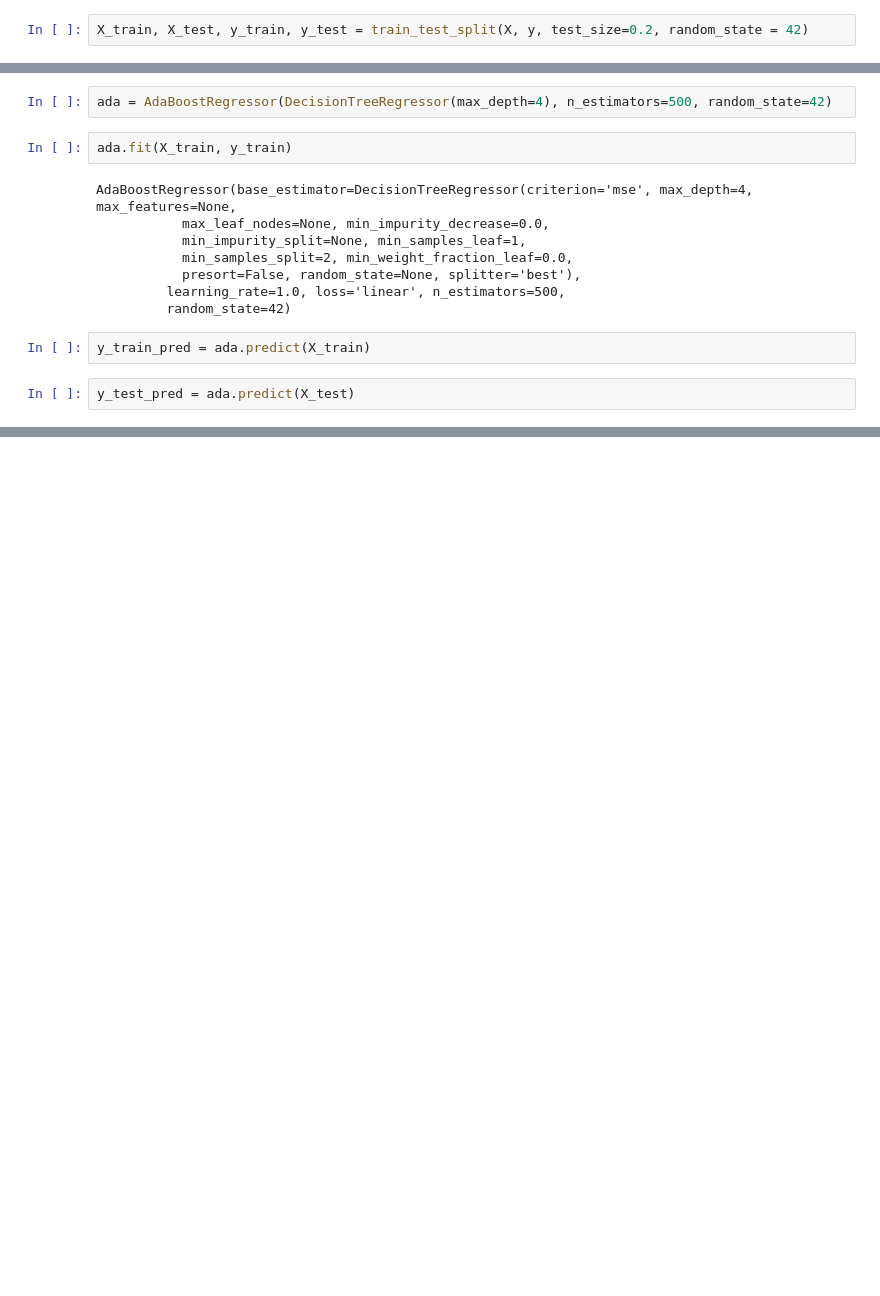
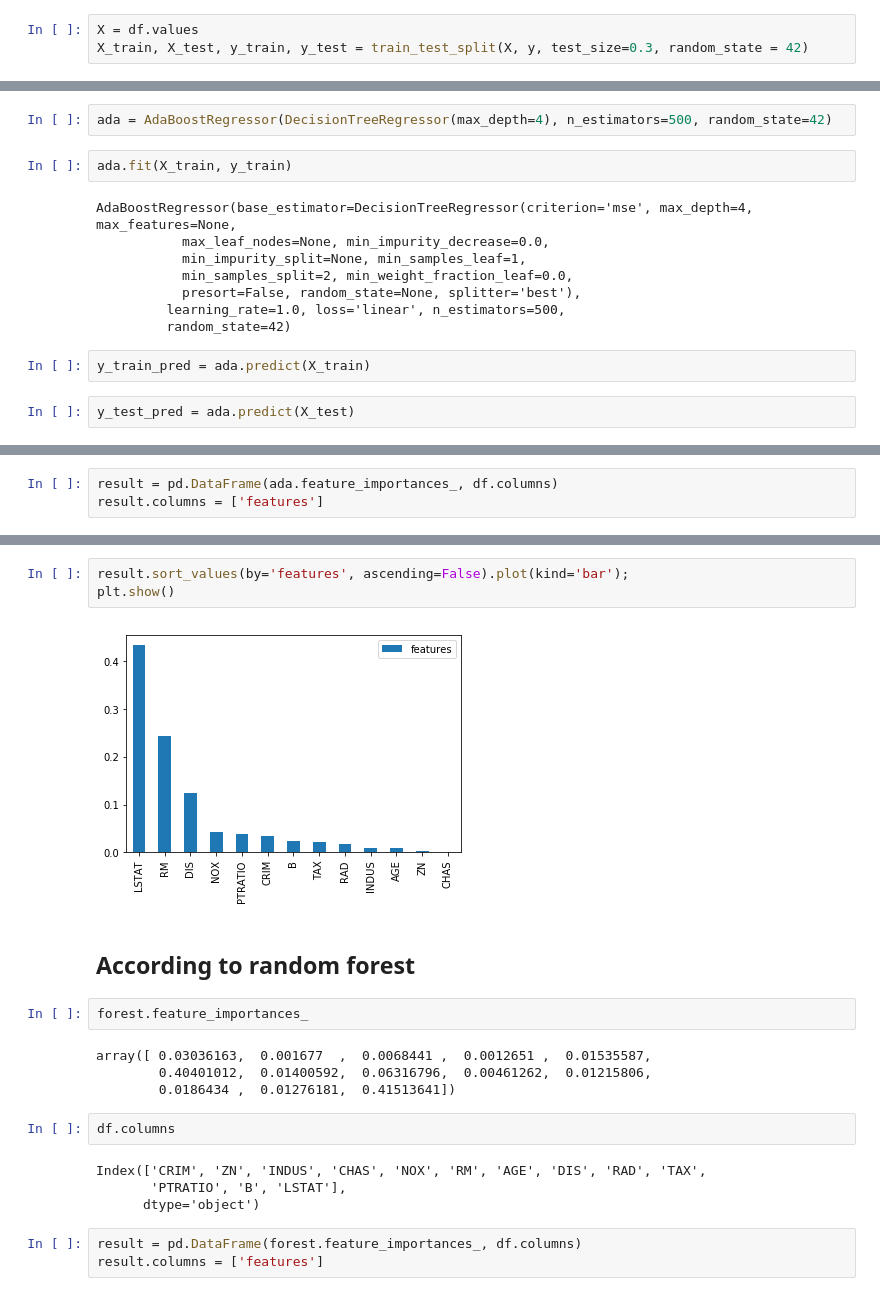
Before and after one commit to jatinj615/Boston_houseprice_prediction, a Jupyter notebook: Nonlinear Relationships.ipynb, the cells around one changed output, grey strips where cells are left out. Saved outputs shown, nothing was run; the diff lists cells and outputs as text; blank space fills up the shorter version.

```diff
--- a/Nonlinear Relationships.ipynb
+++ b/Nonlinear Relationships.ipynb
@@ -68,7 +70,8 @@ from sklearn.ensemble import RandomForestRegressor
 from sklearn.model_selection import train_test_split
 from sklearn.metrics import r2_score, mean_squared_error
 # %%
-X_train, X_test, y_train, y_test = train_test_split(X, y, test_size=0.2, random_state = 42)
+X = df.values
+X_train, X_test, y_train, y_test = train_test_split(X, y, test_size=0.3, random_state = 42)
 # %%
 forest = RandomForestRegressor(n_estimators=500, criterion='mse', random_state=42, n_jobs=-1)
 # %%
@@ -123,0 +143,3 @@ print(r2_score(y_train, y_train_pred),', ',r2_score(y_test, y_test_pred))
+# %%
+result = pd.DataFrame(ada.feature_importances_, df.columns)
+result.columns = ['features']
@@ -123,0 +163,22 @@ print(r2_score(y_train, y_train_pred),', ',r2_score(y_test, y_test_pred))
+# %%
+result.sort_values(by='features', ascending=False).plot(kind='bar');
+plt.show()
+# %% [output]
+[figure, added]
+# %% [markdown]
+## According to random forest
+# %%
+forest.feature_importances_
+# %% [output]
+array([ 0.03036163,  0.001677  ,  0.0068441 ,  0.0012651 ,  0.01535587,
+        0.40401012,  0.01400592,  0.06316796,  0.00461262,  0.01215806,
+        0.0186434 ,  0.01276181,  0.41513641])
+# %%
+df.columns
+# %% [output]
+Index(['CRIM', 'ZN', 'INDUS', 'CHAS', 'NOX', 'RM', 'AGE', 'DIS', 'RAD', 'TAX',
+       'PTRATIO', 'B', 'LSTAT'],
+      dtype='object')
+# %%
+result = pd.DataFrame(forest.feature_importances_, df.columns)
+result.columns = ['features']
```
Also changed, not shown: parts of 22 cells of this notebook.
